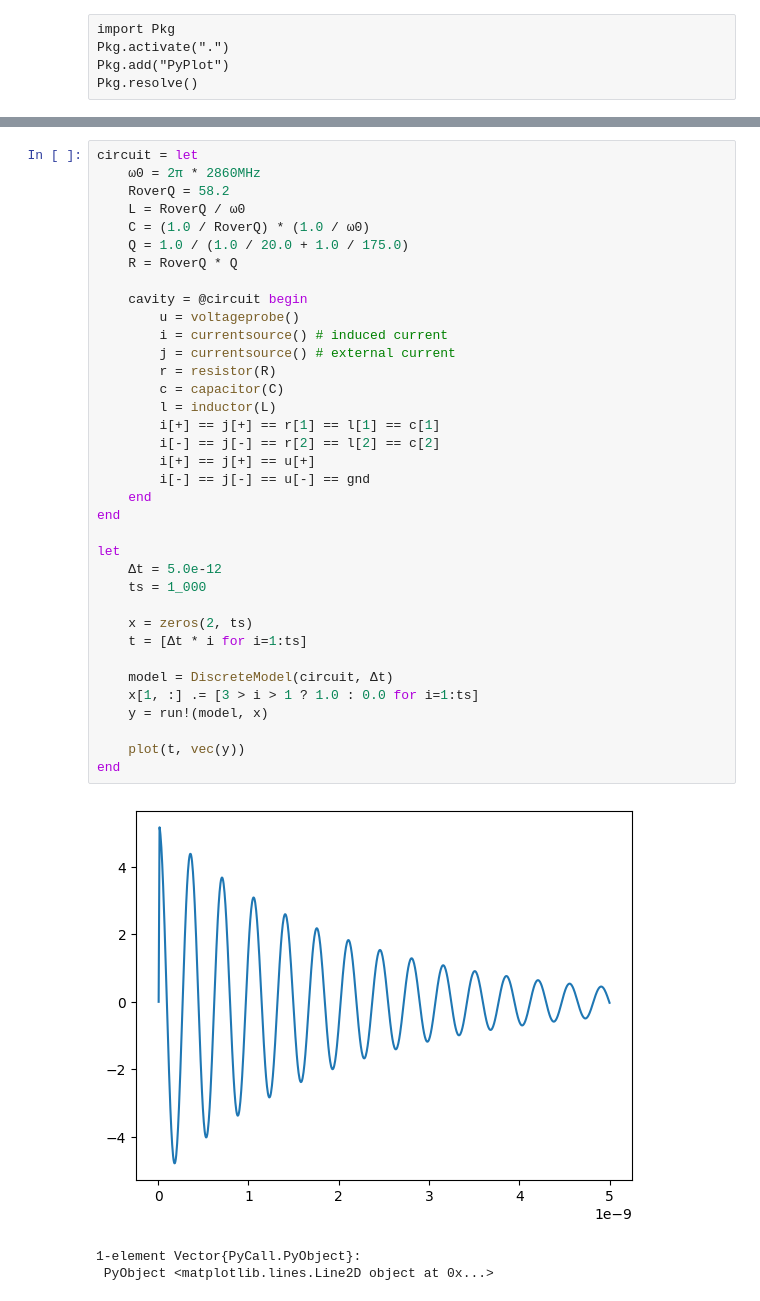
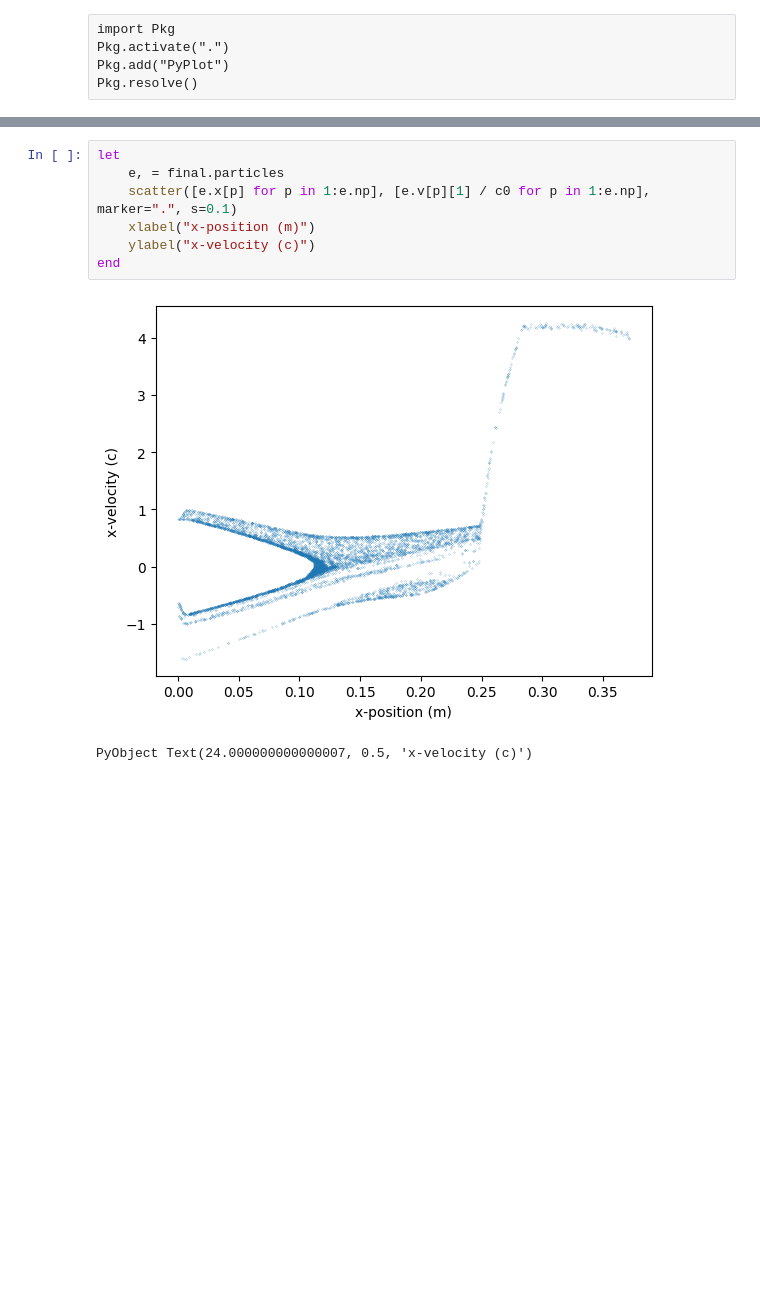
Before and after one commit to bchaber/iskra, a Jupyter notebook: klystron.ipynb, the cells around one changed output, grey strips where cells are left out. Cells and saved outputs as stored; diff of their text form; blank space fills up the shorter version.

```diff
--- a/klystron.ipynb
+++ b/klystron.ipynb
@@ -507,40 +529,10 @@ end
-# %%
-circuit = let
-    ω0 = 2π * 2860MHz
-    RoverQ = 58.2
-    L = RoverQ / ω0
-    C = (1.0 / RoverQ) * (1.0 / ω0)
-    Q = 1.0 / (1.0 / 20.0 + 1.0 / 175.0)
-    R = RoverQ * Q
-
-    cavity = @circuit begin
-        u = voltageprobe()
-        i = currentsource() # induced current
-        j = currentsource() # external current
-        r = resistor(R)
-        c = capacitor(C)
-        l = inductor(L)
-        i[+] == j[+] == r[1] == l[1] == c[1]
-        i[-] == j[-] == r[2] == l[2] == c[2]
-        i[+] == j[+] == u[+]
-        i[-] == j[-] == u[-] == gnd
-    end
-end
-
-let
-    Δt = 5.0e-12
-    ts = 1_000
-
-    x = zeros(2, ts)
-    t = [Δt * i for i=1:ts]
-
-    model = DiscreteModel(circuit, Δt)
-    x[1, :] .= [3 > i > 1 ? 1.0 : 0.0 for i=1:ts]
-    y = run!(model, x)
-
-    plot(t, vec(y))
-end
-# %% [output]
-[figure, removed]
-1-element Vector{PyCall.PyObject}:
- PyObject <matplotlib.lines.Line2D object at 0x...>
+# %%
+let
+    e, = final.particles
+    scatter([e.x[p] for p in 1:e.np], [e.v[p][1] / c0 for p in 1:e.np], marker=".", s=0.1)
+    xlabel("x-position (m)")
+    ylabel("x-velocity (c)")
+end
+# %% [output]
+[figure, added]
+PyObject Text(24.000000000000007, 0.5, 'x-velocity (c)')
```
Also changed, not shown: parts of 22 cells of this notebook.
